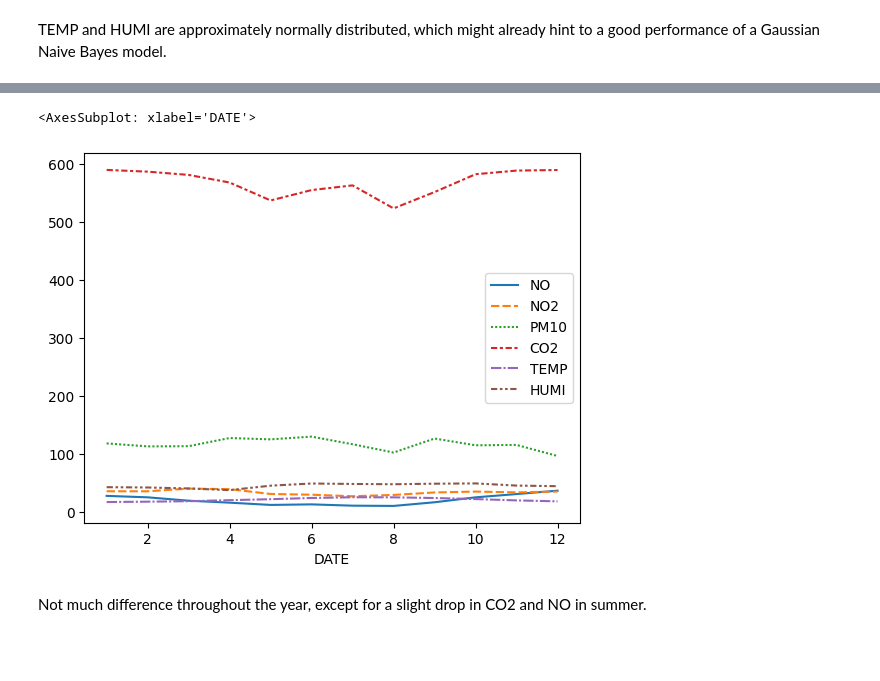
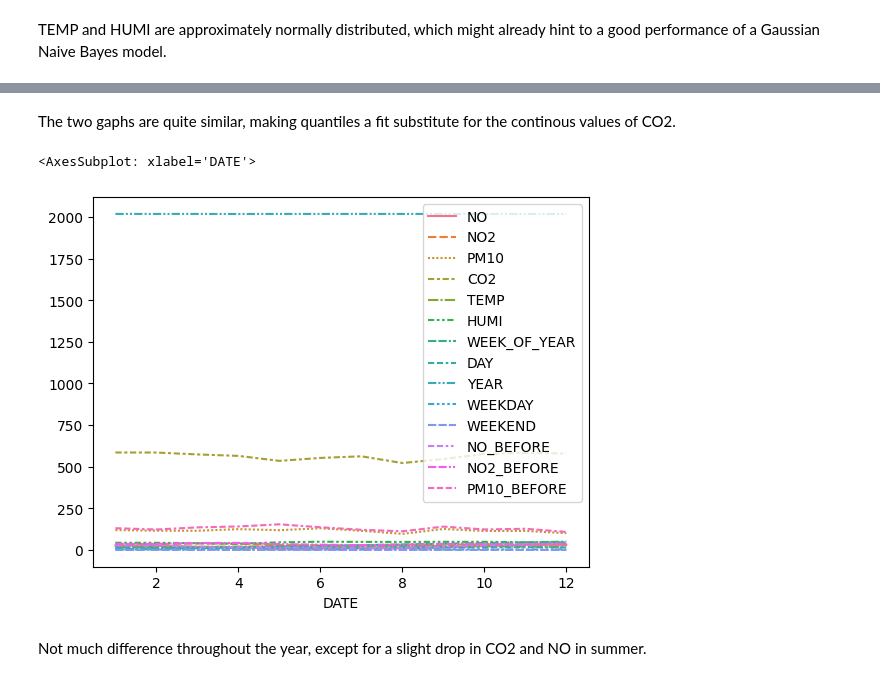
Before and after one commit to AdvancedGroupBootcamp/amelie_schneider, a Jupyter notebook: subway/eda_subway.ipynb, the cells around one changed output, grey strips where cells are left out. Saved outputs shown, nothing was run; the diff lists cells and outputs as text; code cells hidden in the pictures; blank space fills up the shorter version.

```diff
--- a/subway/eda_subway.ipynb
+++ b/subway/eda_subway.ipynb
@@ -81,10 +86,12 @@ monthly_data_combined.head()
+# %% [markdown]
+The two gaphs are quite similar, making quantiles a fit substitute for the continous values of CO2.
 # %%
-# we can drop the first line in order to make the other progressions more visible
+# we can drop the CO2 in order to make the other progressions more visible
 # sns.lineplot(data=monthly_data_combined.drop('CO2', axis=1))
-sns.lineplot(data=monthly_data_combined)
+sns.lineplot(data=monthly_data_combined.drop(columns=['MONTH','HOUR','CO2_BEFORE']))
 # %% [output]
 <AxesSubplot: xlabel='DATE'>
-[figure, old version]
+[figure, new version]
 # %% [markdown]
 Not much difference throughout the year, except for a slight drop in CO2 and NO in summer.
 # %%
```
Also changed, not shown: parts of 18 cells of this notebook, 3 other files.
